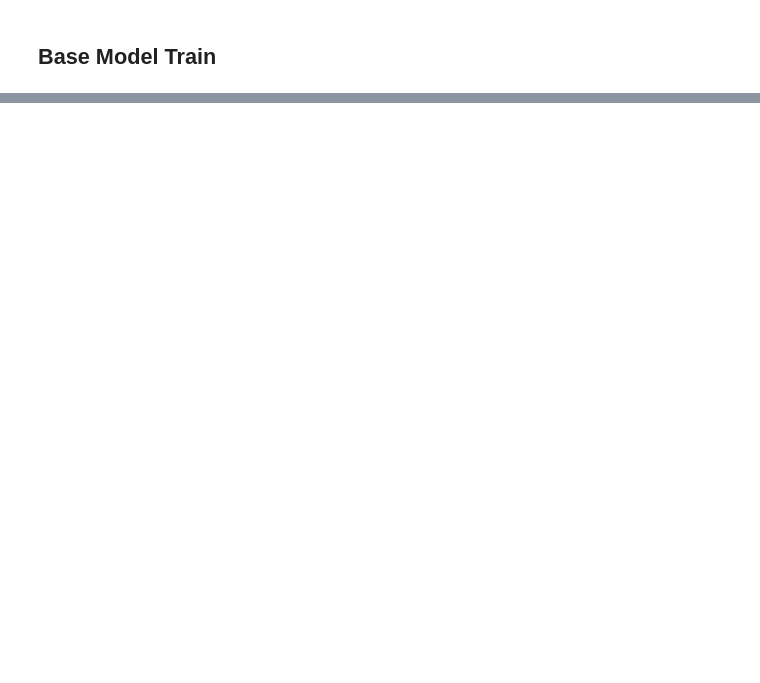
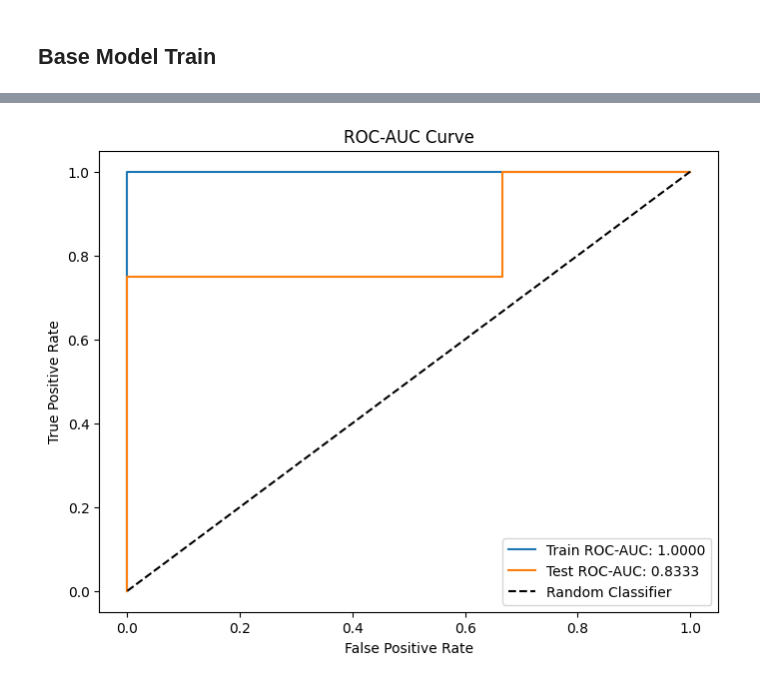
Before and after one commit to erikrogansky/ToxiPred, a Jupyter notebook: server-toxipred/in_vivo_phototoxicity_lr_svm/svm_in_vivo.ipynb, the cells around one changed output, grey strips where cells are left out. Saved outputs shown, nothing was run; the diff lists cells and outputs as text; code cells hidden in the pictures; blank space fills up the shorter version.

```diff
--- a/server-toxipred/in_vivo_phototoxicity_lr_svm/svm_in_vivo.ipynb
+++ b/server-toxipred/in_vivo_phototoxicity_lr_svm/svm_in_vivo.ipynb
@@ -242,3 +290,12 @@ def compute_homo_lumo_xtb(mol):
+# %%
+config_1 = {
+    "similarity_threshold": 0.9,
+    "correlation_threshold": 0.95,
+    "test_size": 0.2,
+    "random_state": 42,
+    "fingerprint_size": 128,
+    "kernel": "linear",
+}
 # %% [markdown]
 ## Dataset Processing
 # %%
@@ -489,0 +625,8 @@ for root_name in root_names:
+# %%
+# Create a separate dataset with only descriptors (drop fingerprints and homolumo)
+X_train_desc_only = X_train[desc_cols].copy()
+# Drop homo lumo cols
+X_train_desc_only = X_train_desc_only.drop(columns=excluded_homo_lumo_columns)
+
+X_test_desc_only = X_test[desc_cols].copy()
+X_test_desc_only = X_test_desc_only.drop(columns=excluded_homo_lumo_columns)
@@ -1501,0 +659,64 @@ print(f"\nAccuracy = {best_acc:.3f} | ROC-AUC = {best_auc:.3f} | k = {best_k}")
+# %%
+base_model = SVC(
+    kernel="linear",
+    probability=True,
+    random_state=42,
+)
+
+# Train
+base_model.fit(X_train_desc_only, y_train)
+
+
+def evaluate_model(model, X, y, dataset_name="Dataset"):
+    y_pred = model.predict(X)
+    y_prob = model.predict_proba(X)[:, 1]
+
+    acc = accuracy_score(y, y_pred)
+    prec = precision_score(y, y_pred)
+    rec = recall_score(y, y_pred)
+    f1 = f1_score(y, y_pred)
+    auc = roc_auc_score(y, y_prob)
+
+    print(f"\nModel performance ({dataset_name}):")
+    print(f"Accuracy:  {acc:.4f}")
+    print(f"Precision: {prec:.4f}")
+    print(f"Recall:    {rec:.4f}")
+    print(f"F1 score:  {f1:.4f}")
+    print(f"ROC AUC:   {auc:.4f}")
+
+    print(f"\nClassification report ({dataset_name}):")
+    print(classification_report(y, y_pred, digits=3))
+
+    print(f"\nConfusion Matrix ({dataset_name}):")
+    print(confusion_matrix(y, y_pred))
+
+    return y_pred, y_prob, auc
+
+
+# Evaluate on train
+y_train_pred, y_train_prob, train_auc = evaluate_model(
+    base_model, X_train_desc_only, y_train, "Train"
+)
+
+# Evaluate on test
+y_test_pred, y_test_prob, test_auc = evaluate_model(
+    base_model, X_test_desc_only, y_test, "Test"
+)
+
+# Print number of features
+print(f"\nNumber of features: {X_train_desc_only.shape[1]}")
+
+# ROC curves for both train and test
+fpr_train, tpr_train, _ = roc_curve(y_train, y_train_prob)
+fpr_test, tpr_test, _ = roc_curve(y_test, y_test_prob)
+
+plt.figure(figsize=(8, 6))
+plt.plot(fpr_train, tpr_train, label=f"Train ROC-AUC: {train_auc:.4f}")
+plt.plot(fpr_test, tpr_test, label=f"Test ROC-AUC: {test_auc:.4f}")
+plt.plot([0, 1], [0, 1], "k--", label="Random Classifier")
+plt.xlabel("False Positive Rate")
+plt.ylabel("True Positive Rate")
+plt.title("ROC-AUC Curve")
+plt.legend()
+plt.show()
+# %% [output]
@@ -1501,0 +740 @@ print(f"\nAccuracy = {best_acc:.3f} | ROC-AUC = {best_auc:.3f} | k = {best_k}")
+[figure, added]
```
Also changed, not shown: parts of 39 cells of this notebook.
